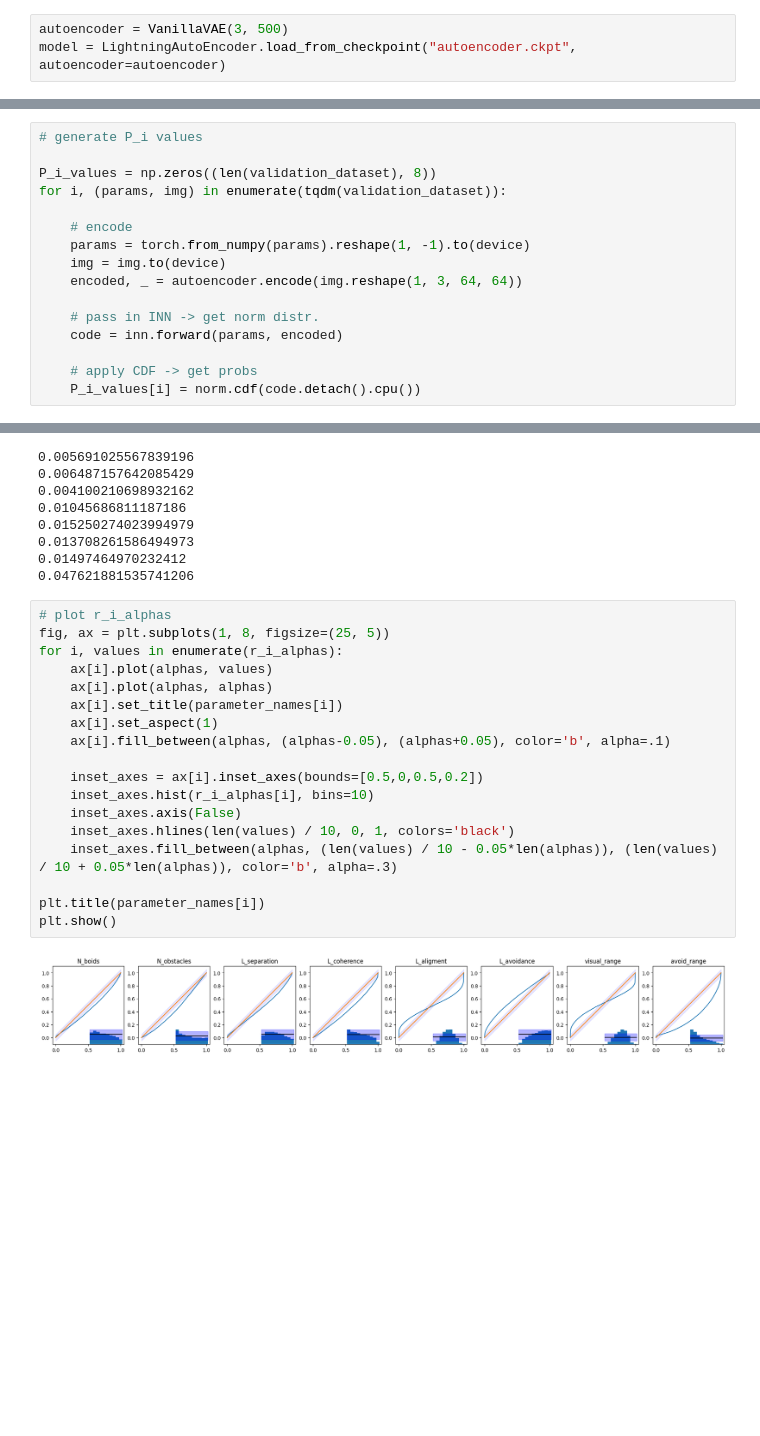
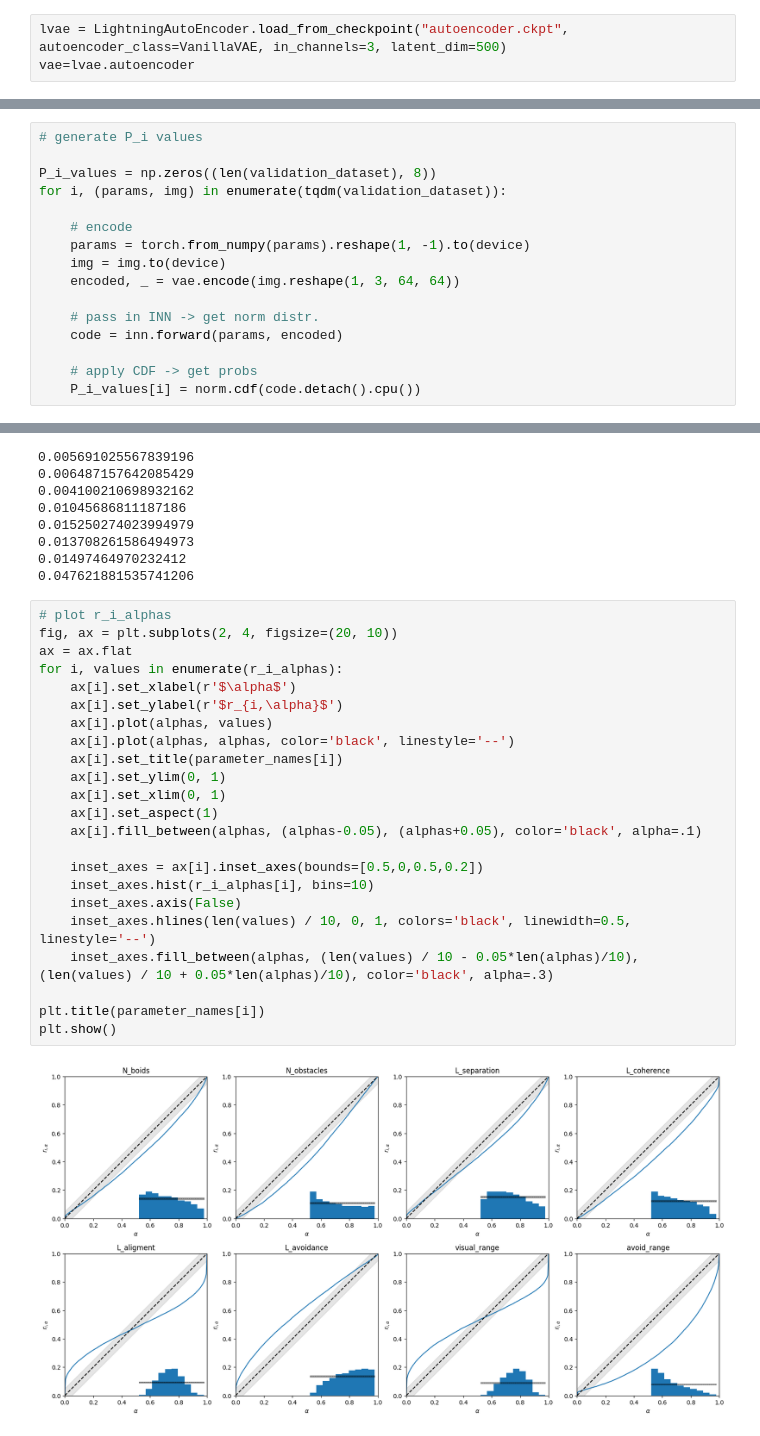
Before and after one commit to DRealHammer/Boids_SBI, a Jupyter notebook: validation.ipynb, the cells around one changed output, grey strips where cells are left out. Drawn from its saved outputs; the diff is of its cells as text; blank space fills up the shorter version.

```diff
--- a/validation.ipynb
+++ b/validation.ipynb
@@ -24,8 +24,8 @@ parameter_names = [
     'visual_range',
     'avoid_range'
 ]
-# %%
-autoencoder = VanillaVAE(3, 500)
-model = LightningAutoEncoder.load_from_checkpoint("autoencoder.ckpt", autoencoder=autoencoder)
+# %%
+lvae = LightningAutoEncoder.load_from_checkpoint("autoencoder.ckpt", autoencoder_class=VanillaVAE, in_channels=3, latent_dim=500)
+vae=lvae.autoencoder
 # %%
 inn = RealNVP(8, 200, 5, 500)
@@ -46,7 +46,7 @@ for i, (params, img) in enumerate(tqdm(validation_dataset)):
     # encode
     params = torch.from_numpy(params).reshape(1, -1).to(device)
     img = img.to(device)
-    encoded, _ = autoencoder.encode(img.reshape(1, 3, 64, 64))
+    encoded, _ = vae.encode(img.reshape(1, 3, 64, 64))
 
     # pass in INN -> get norm distr.
     code = inn.forward(params, encoded)
@@ -83,24 +83,29 @@ for i, row in enumerate(tqdm(r_i_alphas)):
 0.047621881535741206
 # %%
 # plot r_i_alphas
-fig, ax = plt.subplots(1, 8, figsize=(25, 5))
+fig, ax = plt.subplots(2, 4, figsize=(20, 10))
+ax = ax.flat
 for i, values in enumerate(r_i_alphas):
+    ax[i].set_xlabel(r'$\alpha$')
+    ax[i].set_ylabel(r'$r_{i,\alpha}$')
     ax[i].plot(alphas, values)
-    ax[i].plot(alphas, alphas)
+    ax[i].plot(alphas, alphas, color='black', linestyle='--')
     ax[i].set_title(parameter_names[i])
+    ax[i].set_ylim(0, 1)
+    ax[i].set_xlim(0, 1)
     ax[i].set_aspect(1)
-    ax[i].fill_between(alphas, (alphas-0.05), (alphas+0.05), color='b', alpha=.1)
+    ax[i].fill_between(alphas, (alphas-0.05), (alphas+0.05), color='black', alpha=.1)
 
     inset_axes = ax[i].inset_axes(bounds=[0.5,0,0.5,0.2])
     inset_axes.hist(r_i_alphas[i], bins=10)
     inset_axes.axis(False)
-    inset_axes.hlines(len(values) / 10, 0, 1, colors='black')
-    inset_axes.fill_between(alphas, (len(values) / 10 - 0.05*len(alphas)), (len(values) / 10 + 0.05*len(alphas)), color='b', alpha=.3)
+    inset_axes.hlines(len(values) / 10, 0, 1, colors='black', linewidth=0.5, linestyle='--')
+    inset_axes.fill_between(alphas, (len(values) / 10 - 0.05*len(alphas)/10), (len(values) / 10 + 0.05*len(alphas)/10), color='black', alpha=.3)
 
 plt.title(parameter_names[i])
 plt.show()
 # %% [output]
-[figure, old version]
+[figure, new version]
 # %%
 # plot r_i_alphas
 fig, ax = plt.subplots(1, 1, figsize=(10, 10))
```
Also changed, not shown: parts of 2 cells of this notebook, 2 other files.
